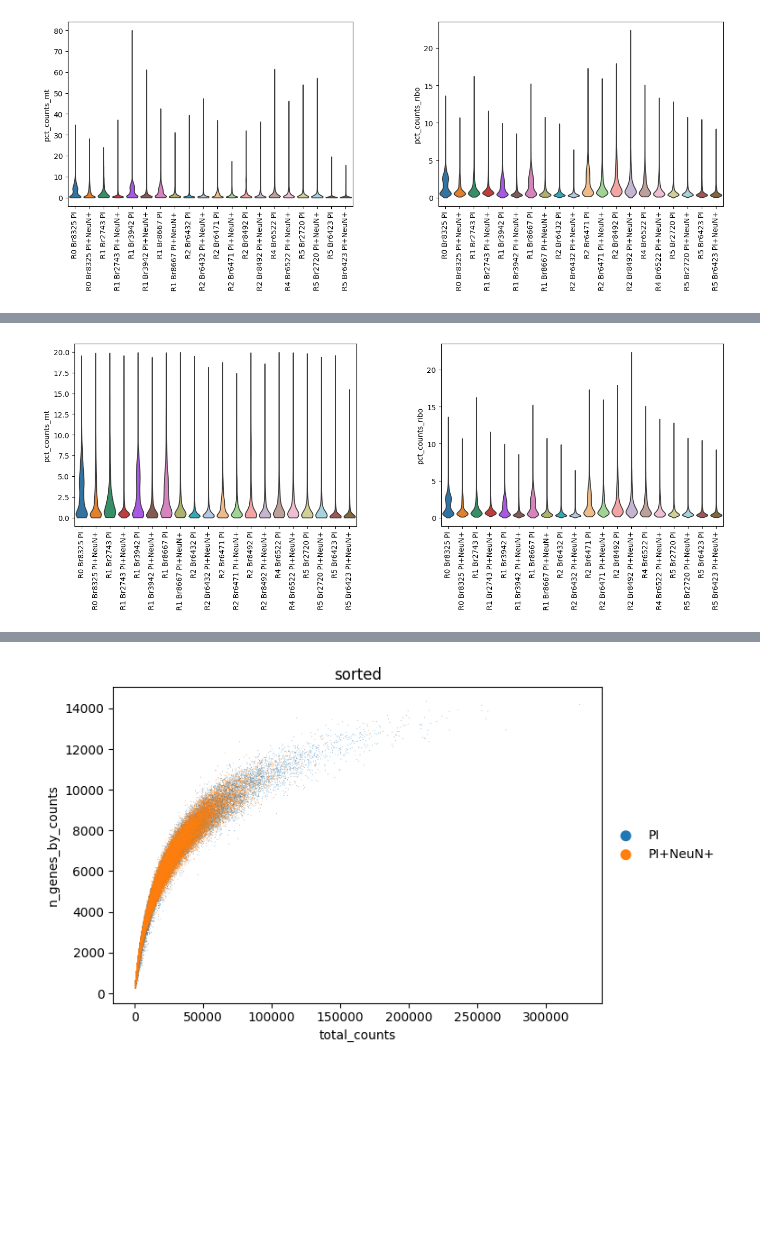
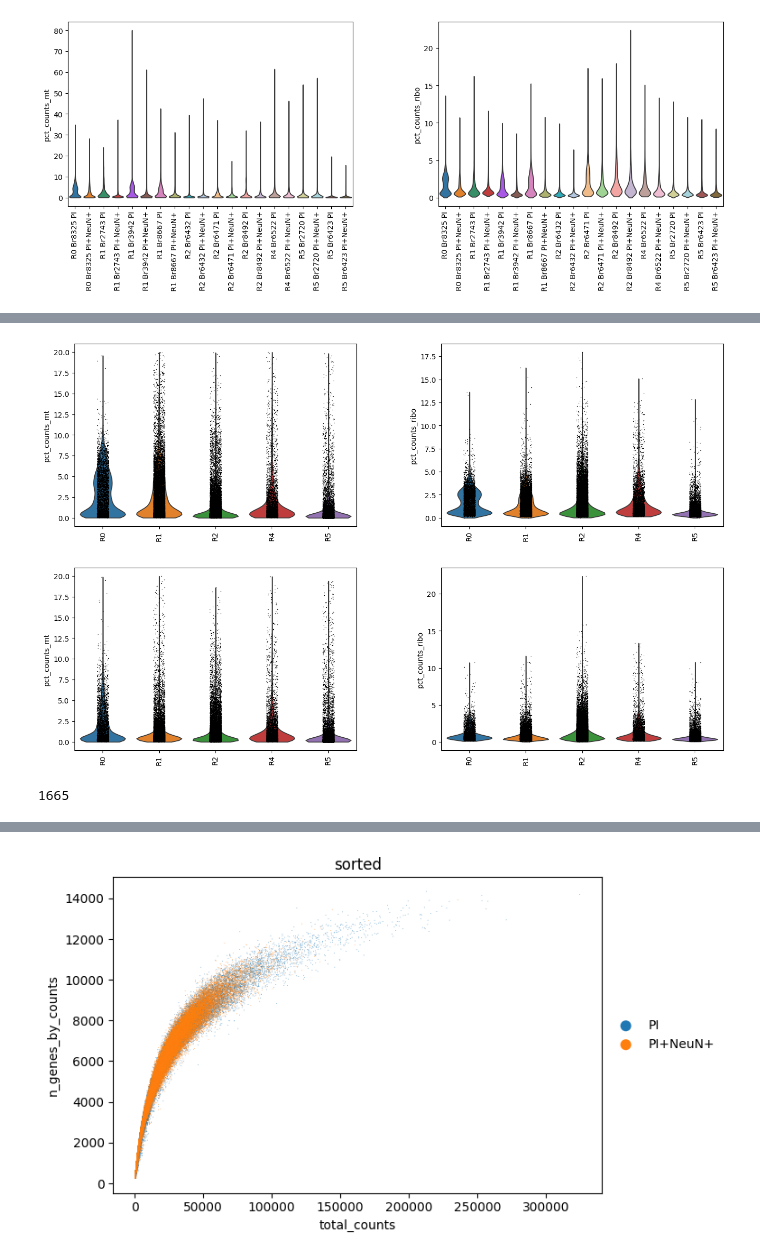
Before and after one commit to LieberInstitute/spatial_hpc, a Jupyter notebook: snRNAseq_hpc/python_analysis/code/02_adata_qc.ipynb, the cells around one changed output, grey strips where cells are left out. Cells and saved outputs as stored; diff of their text form; code cells hidden in the pictures; blank space fills up the shorter version.

```diff
--- a/snRNAseq_hpc/python_analysis/code/02_adata_qc.ipynb
+++ b/snRNAseq_hpc/python_analysis/code/02_adata_qc.ipynb
@@ -84,4 +82,14 @@ View of AnnData object with n_obs × n_vars = 118162 × 36601
 # %%
-sc.pl.violin(adata_filt, ["pct_counts_mt","pct_counts_ribo"], groupby='rnd_br_sort', size=0, rotation=90)
+sc.pl.violin(adata_filt[adata_filt.obs['sorted']=="PI"], ["pct_counts_mt","pct_counts_ribo"], groupby='round', size=1, rotation=90)
 # %% [output]
-[figure, old version]
+[figure, new version]
+# %%
+sc.pl.violin(adata_filt[adata_filt.obs['sorted']=="PI+NeuN+"], ["pct_counts_mt","pct_counts_ribo"], groupby='round', size=1, rotation=90)
+# %% [output]
+[figure, added]
+# %%
+checkmax = adata_filt.obs['pct_counts_mt']>10
+sum(checkmax)
+#adata_filt.obs[checkmax].groupby('sample', observed=True).size()
+# %% [output]
+1665
```
Also changed, not shown: parts of 21 cells of this notebook, 15 other files.
